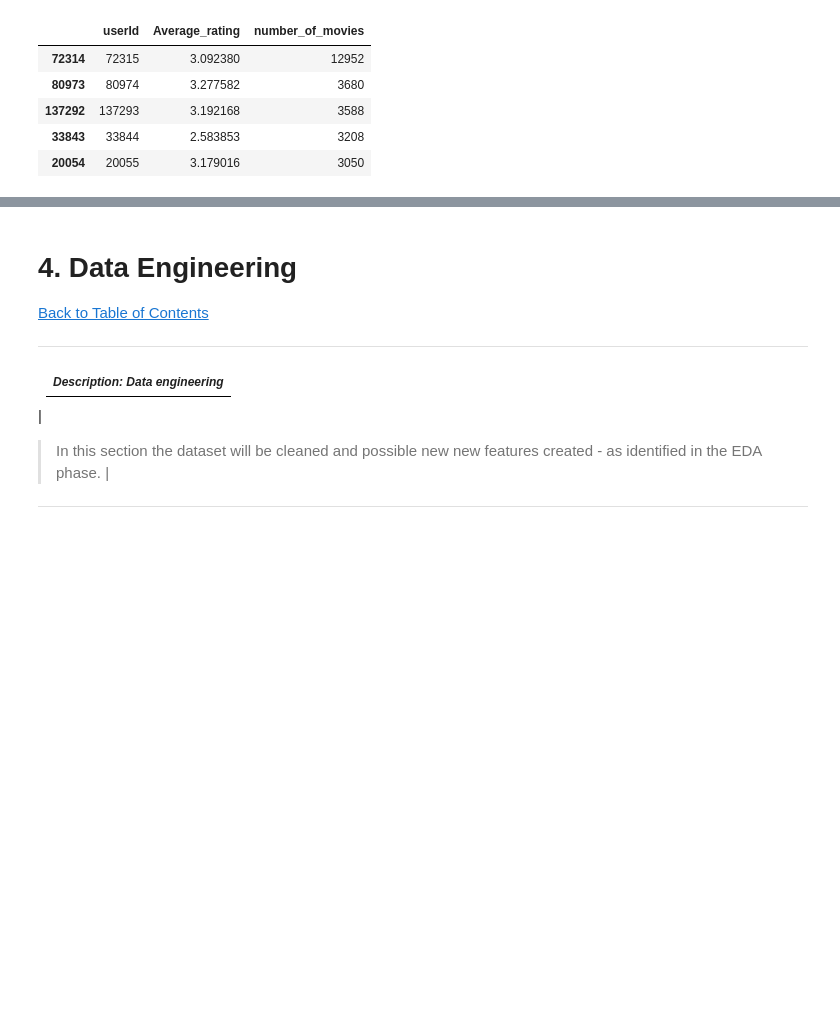
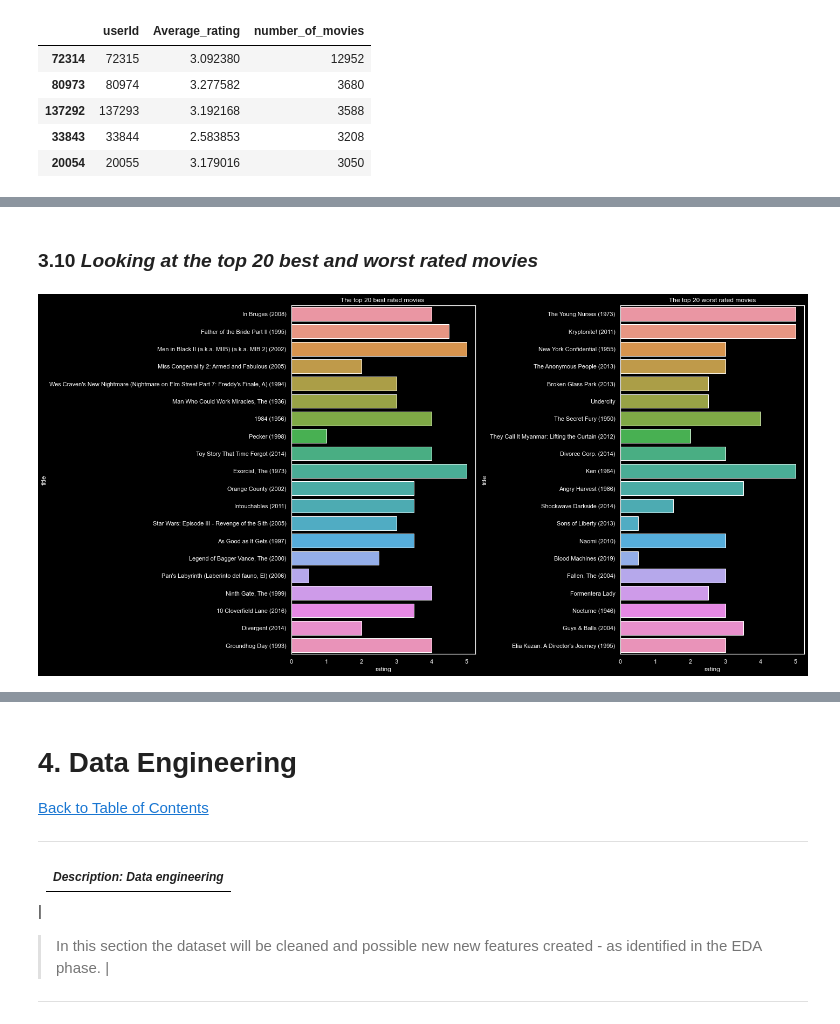
Before and after one commit to CaitMc/Team_ES2_Unsupervised_Predict, a Jupyter notebook: Team ES2 Unsupervised Predict.ipynb, the cells around one changed output, grey strips where cells are left out. Cells and saved outputs as stored; diff of their text form; code cells hidden in the pictures; blank space fills up the shorter version.

```diff
--- a/Team ES2 Unsupervised Predict.ipynb
+++ b/Team ES2 Unsupervised Predict.ipynb
@@ -696,0 +815,18 @@ ValueError: Could not interpret value `avg_rating` for parameter `x`
+# %% [markdown]
+### <a id="three.ten"></a> 3.10 *Looking at the top 20 best and worst rated movies*
+# %%
+# Bar plot to see the top 20 best rated and worst rated movies from the train dataset
+
+# Create a bar plot of the top 20 best rated movies
+fig, ax  = plt.subplots(1,2,figsize=(20,10))
+sns.barplot(ax=ax[0], x='rating',y = 'title', data=train3.head(20))
+ax[0].set_title('The top 20 best rated movies ')
+
+# Create a bar plot of the top 10 worst rated movies
+sns.barplot(ax=ax[1],x = 'rating',y = 'title', data = train3.tail(20))
+ax[1].set_title('The top 20 worst rated movies')
+
+fig.tight_layout()
+plt.show()
+# %% [output]
+[figure, added]
```
Also changed, not shown: parts of 45 cells of this notebook.
